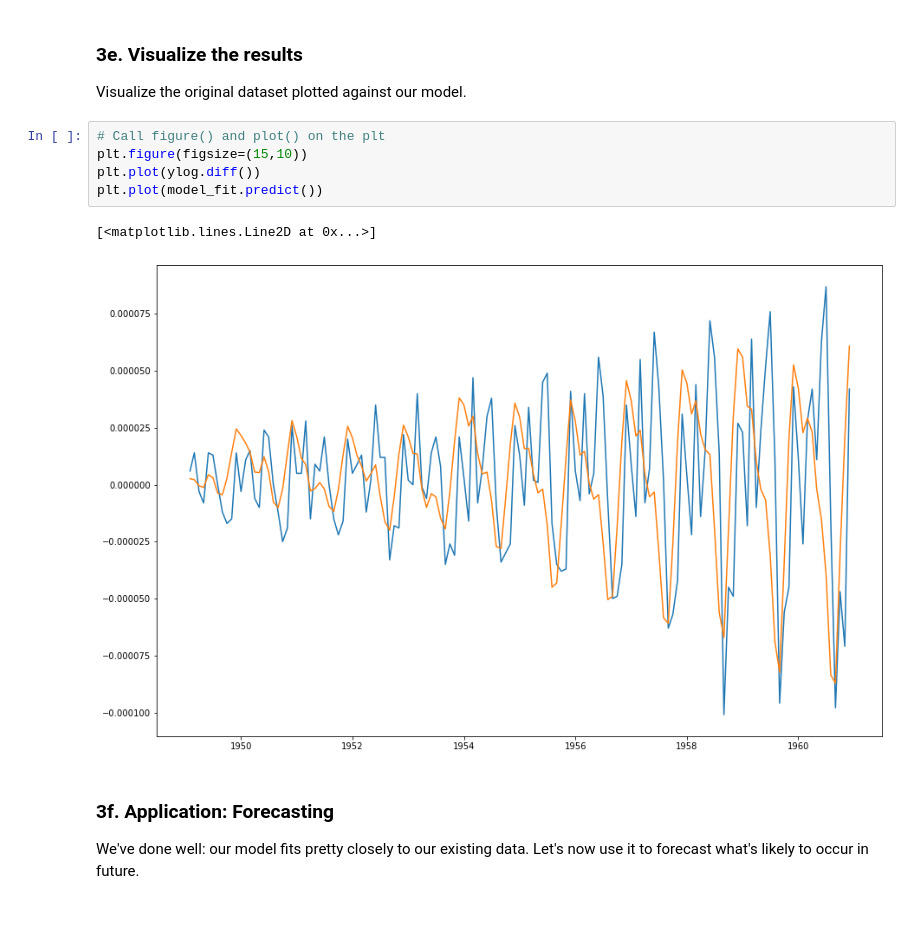
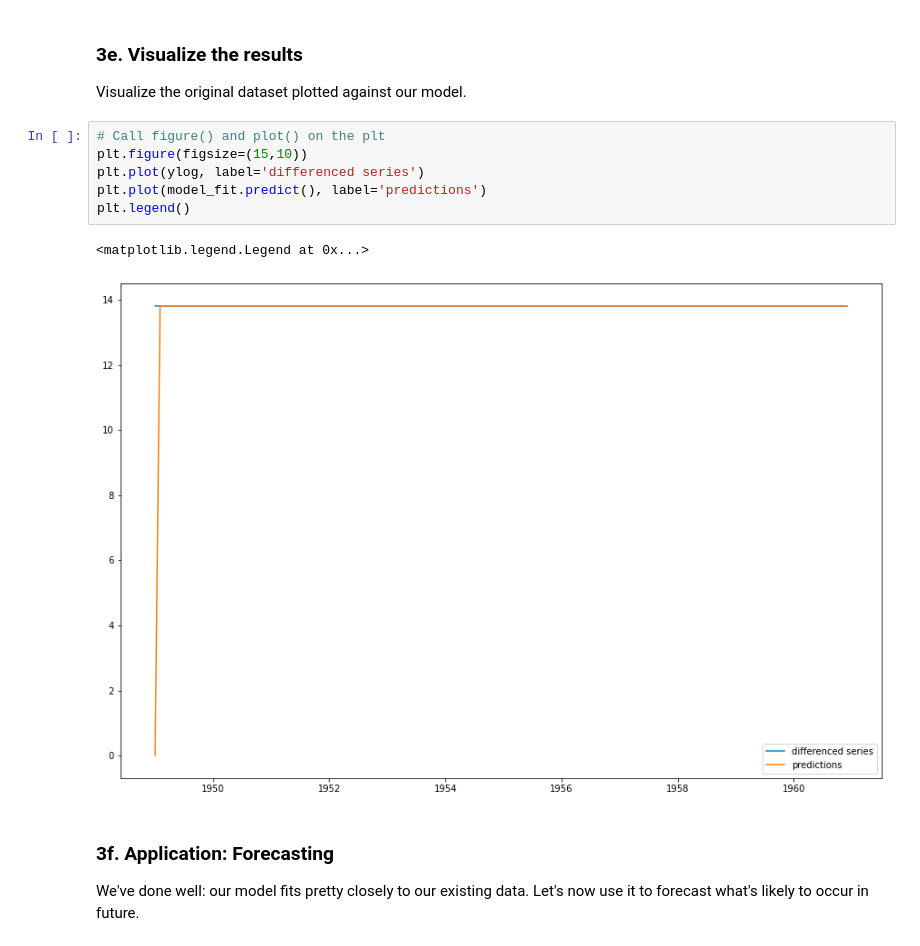
Before and after one commit to AMersman/Springboard, a Jupyter notebook: Cowboys&CigrettesCaseStudy/Cowboy Cigarettes Case Study - Tier 3.ipynb, the cells around one changed output. Cells and saved outputs as stored; diff of their text form; blank space fills up the shorter version.

```diff
--- a/Cowboys&CigrettesCaseStudy/Cowboy Cigarettes Case Study - Tier 3.ipynb
+++ b/Cowboys&CigrettesCaseStudy/Cowboy Cigarettes Case Study - Tier 3.ipynb
@@ -377,11 +395,12 @@ Visualize the original dataset plotted against our model.
 # %%
 # Call figure() and plot() on the plt
 plt.figure(figsize=(15,10))
-plt.plot(ylog.diff())
-plt.plot(model_fit.predict())
+plt.plot(ylog, label='differenced series')
+plt.plot(model_fit.predict(), label='predictions')
+plt.legend()
 # %% [output]
-[<matplotlib.lines.Line2D at 0x...>]
+<matplotlib.legend.Legend at 0x...>
-[figure, old version]
+[figure, new version]
 # %% [markdown]
 ### 3f. Application: Forecasting
 
```
Also changed, not shown: parts of 7 cells of this notebook, 1 other file.
